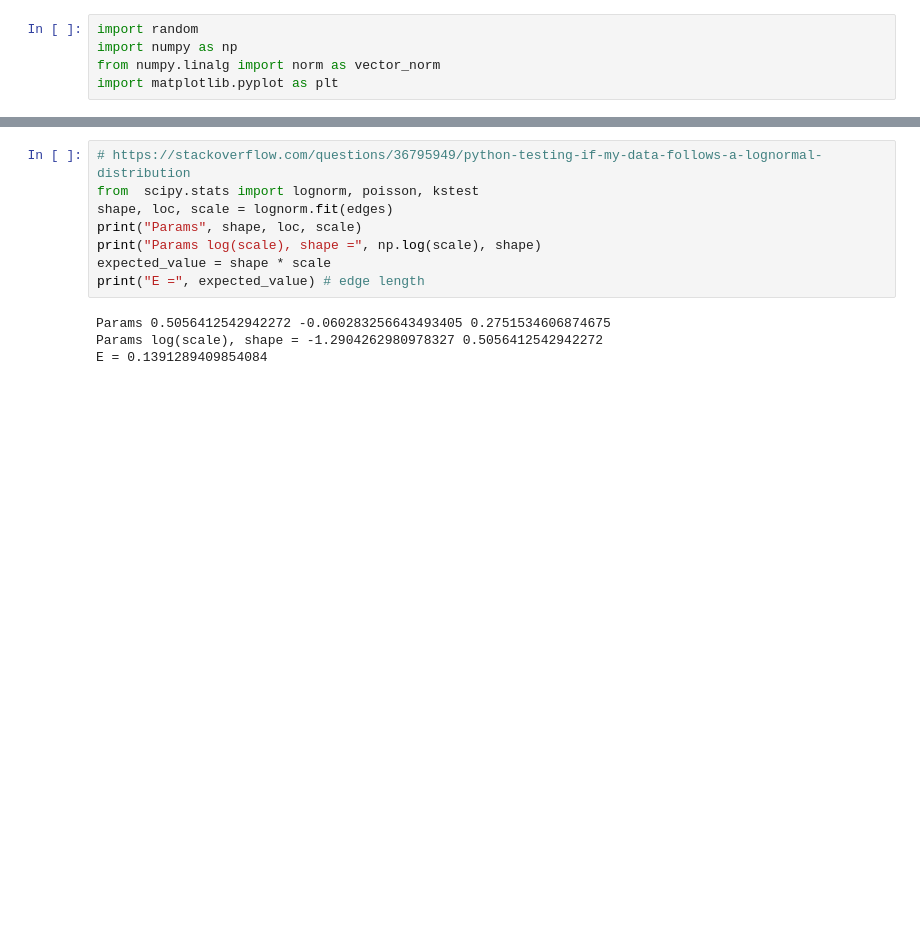
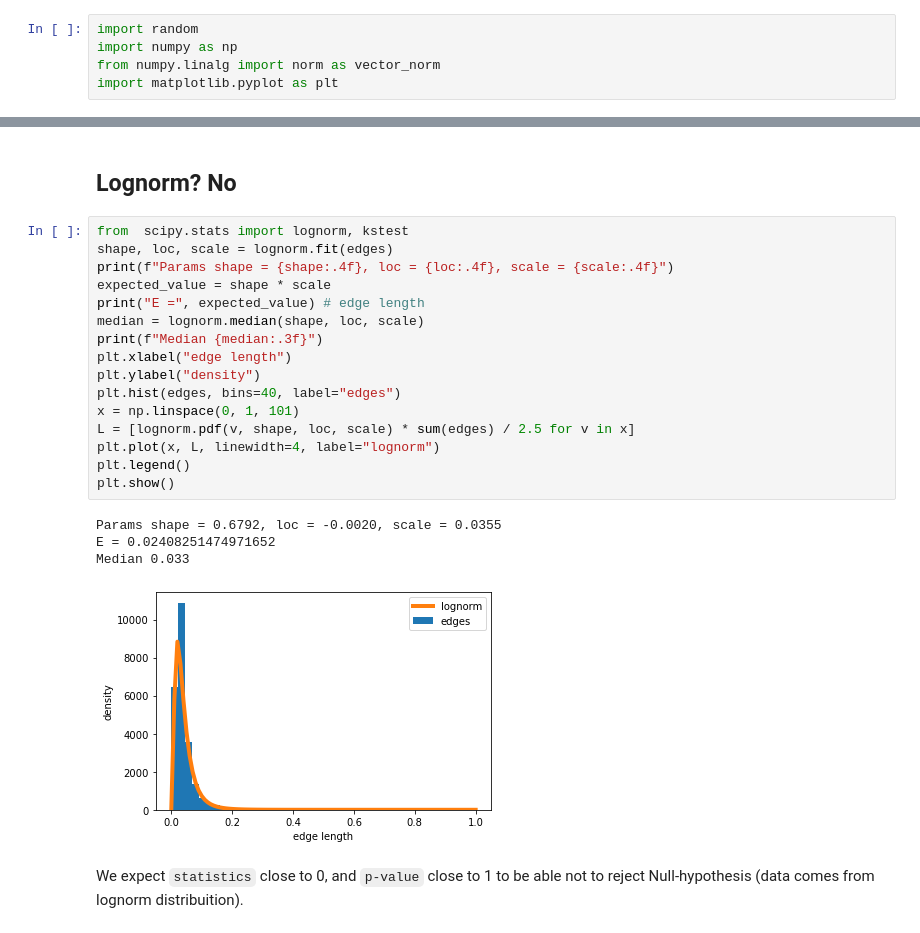
Before and after one commit to IUCVLab/proximity-cut, a Jupyter notebook: notebooks/2D demo.ipynb, the cells around one changed output, grey strips where cells are left out. Drawn from its saved outputs; the diff is of its cells as text; blank space fills up the shorter version.

```diff
--- a/notebooks/2D demo.ipynb
+++ b/notebooks/2D demo.ipynb
@@ -33,12 +36,25 @@ plt.show()
-# %%
-# https://stackoverflow.com/questions/36795949/python-testing-if-my-data-follows-a-lognormal-distribution
-from  scipy.stats import lognorm, poisson, kstest
-shape, loc, scale = lognorm.fit(edges)
-print("Params", shape, loc, scale)
-print("Params log(scale), shape =", np.log(scale), shape)
-expected_value = shape * scale
-print("E =", expected_value) # edge length
-# %% [output]
-Params 0.5056412542942272 -0.060283256643493405 0.2751534606874675
-Params log(scale), shape = -1.2904262980978327 0.5056412542942272
-E = 0.1391289409854084
+# %% [markdown]
+## Lognorm? No
+# %%
+from  scipy.stats import lognorm, kstest
+shape, loc, scale = lognorm.fit(edges)
+print(f"Params shape = {shape:.4f}, loc = {loc:.4f}, scale = {scale:.4f}")
+expected_value = shape * scale
+print("E =", expected_value) # edge length
+median = lognorm.median(shape, loc, scale)
+print(f"Median {median:.3f}")
+plt.xlabel("edge length")
+plt.ylabel("density")
+plt.hist(edges, bins=40, label="edges")
+x = np.linspace(0, 1, 101)
+L = [lognorm.pdf(v, shape, loc, scale) * sum(edges) / 2.5 for v in x]
+plt.plot(x, L, linewidth=4, label="lognorm")
+plt.legend()
+plt.show()
+# %% [output]
+Params shape = 0.6792, loc = -0.0020, scale = 0.0355
+E = 0.02408251474971652
+Median 0.033
+[figure, added]
+# %% [markdown]
+We expect `statistics` close to 0, and `p-value` close to 1 to be able not to reject Null-hypothesis (data comes from lognorm distribuition).
```
Also changed, not shown: parts of 17 cells of this notebook, 3 other files.
